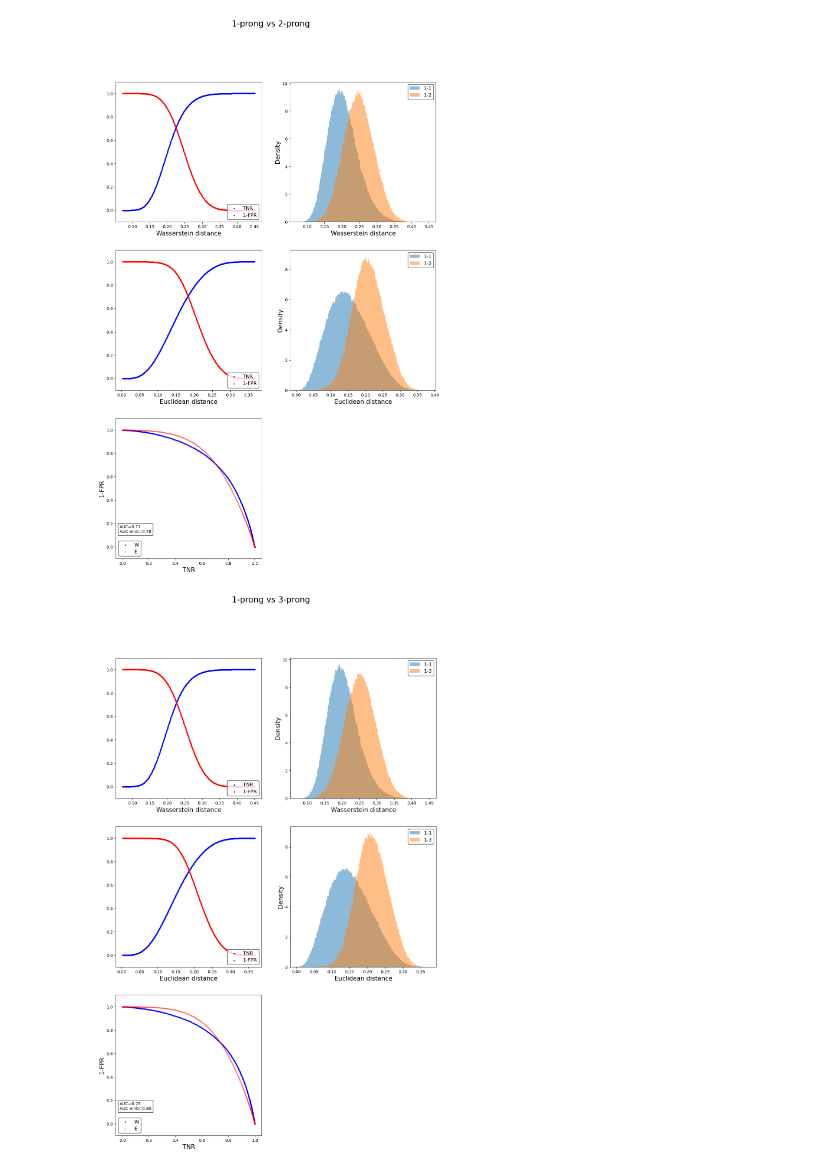
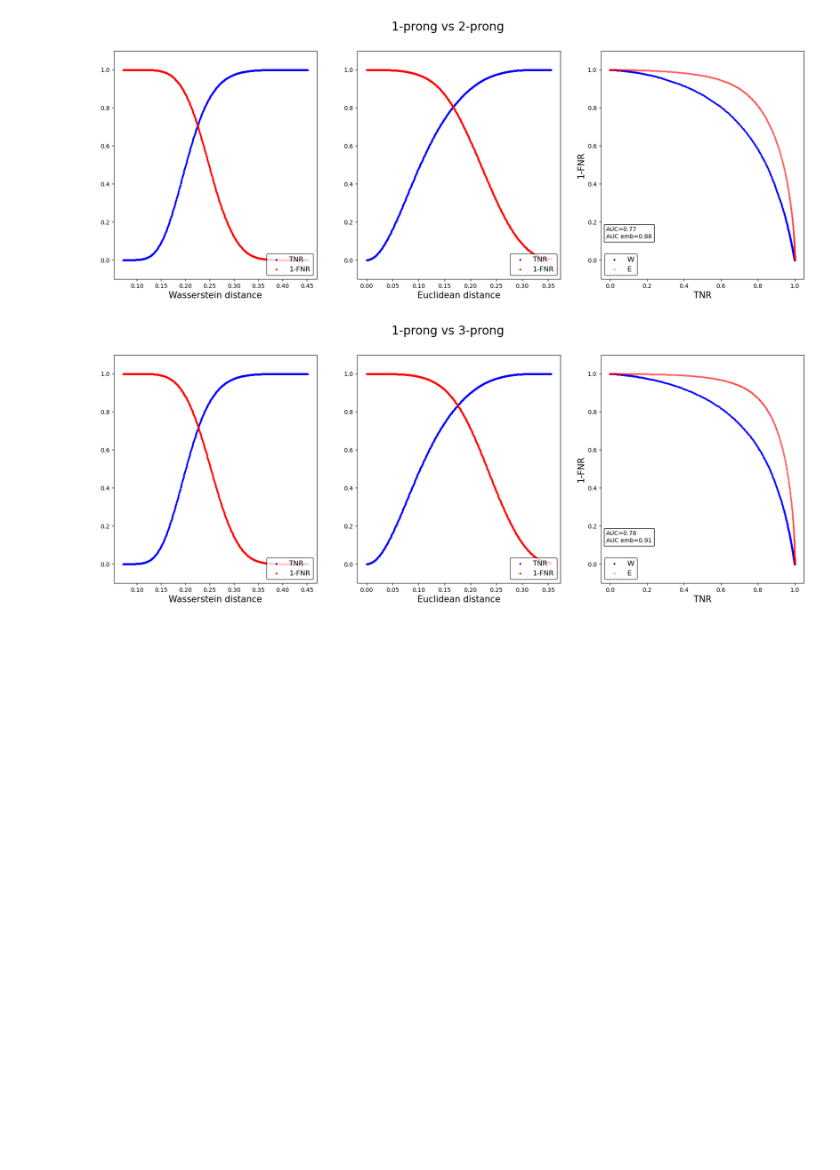
Before and after one commit to GabrieleBortolai/gabrieleb, a Jupyter notebook: Anomaly_detection.ipynb, the cells around one changed output. Cells and saved outputs as stored; diff of their text form; code cells hidden in the pictures; blank space fills up the shorter version.

```diff
--- a/Anomaly_detection.ipynb
+++ b/Anomaly_detection.ipynb
@@ -12,11 +12,11 @@ def TNR(H0, t1):
 
     return tnr
 
-def FPR(H1, t1):
+def FNR(H1, t1):
 
-    fpr = torch.count_nonzero(H1 < t1)/torch.tensor(H1.size())
+    fnr = torch.count_nonzero(H1 < t1)/torch.tensor(H1.size())
 
-    return fpr
+    return fnr
 # %%
 def escavator(dist, targets, source, target):
 
@@ -36,14 +36,14 @@ def Calcolator(dist, targets, source, target):
     t1 = torch.linspace(torch.min(H0), torch.max(H0), 500)
 
     tnr = torch.zeros(t1.size(0))
-    fpr = torch.zeros(t1.size(0))
+    fnr = torch.zeros(t1.size(0))
 
     for i in range(t1.size(0)):
 
         tnr[i] = TNR(H0, t1[i])
-        fpr[i] = FPR(H1, t1[i])
+        fnr[i] = FNR(H1, t1[i])
 
-    return [tnr, fpr, t1]
+    return [tnr, fnr, t1]
 # %%
 def AUC(a,b):
     return metrics.auc(a, b)
@@ -140,12 +140,12 @@ def data_loader(sim, type):
 
         elif type == 'realistic':
             dist, _ = torch.load('/data/gabrieleb/data/Jets/Wasserstein_dist_test_real_s=4000', map_location = 'cpu')
-            dist_emb, targets = torch.load('/data/gabrieleb/data/Jets/E_dist_real_emb_transformer_sim_4D_s=4000', map_location = 'cpu')
+            dist_emb, targets = torch.load('/data/gabrieleb/data/Jets/E_dist_real_emb_transformer_sim_0.2_s=4000', map_location = 'cpu')
 
     return [dist, dist_emb, targets]
 # %%
-def appendix_plotter(tnr, fpr, t1, tnr_emb, fpr_emb, t1_emb, source, target, save, sim, type):
-    label = ['TNR', '1-FPR']
+def appendix_plotter(tnr, fnr, t1, tnr_emb, fnr_emb, t1_emb, source, target, save, sim, type):
+    label = ['TNR', '1-FNR']
     hist_label = [f'{source}-{source}', f'{source}-{target}']
 
     fig = plt.figure(figsize = (21, 7), constrained_layout=False)
@@ -163,25 +163,25 @@ def appendix_plotter(tnr, fpr, t1, tnr_emb, fpr_emb, t1_emb, source, target, sav
 
     ax5 = fig.add_subplot(gs[0, 2])
     ax5.set_xlabel('TNR', fontsize = 15)
-    ax5.set_ylabel('1-FPR', fontsize = 15)
+    ax5.set_ylabel('1-FNR', fontsize = 15)
     ax5.set_ylim([-0.1,1.1])
 
     ax1.scatter(t1, tnr, s = 5, color = 'b',)
-    ax1.scatter(t1, 1-fpr, s = 5, color = 'r')
+    ax1.scatter(t1, 1-fnr, s = 5, color = 'r')
     ax1.legend(label, loc = 'lower right', fontsize = 12, edgecolor = 'black')
 
-    ax5.scatter(tnr, 1-fpr, s = 5, color = 'b')
+    ax5.scatter(tnr, 1-fnr, s = 5, color = 'b')
 
     ax3.scatter(t1_emb, tnr_emb, s = 5, color = 'b')
-    ax3.scatter(t1_emb, 1-fpr_emb, s = 5, color = 'r')
+    ax3.scatter(t1_emb, 1-fnr_emb, s = 5, color = 'r')
     ax3.legend(label, loc = 'lower right', fontsize = 12, edgecolor = 'black')
 
-    ax5.scatter(tnr_emb, 1-fpr_emb, s = 5, color = 'r', alpha = 0.3)
+    ax5.scatter(tnr_emb, 1-fnr_emb, s = 5, color = 'r', alpha = 0.3)
     ax5.legend(['W', 'E'], loc = 'lower left', fontsize = 12, edgecolor = 'black')
 
 
-    auc = AUC(tnr, 1-fpr)
-    auc_emb = AUC(tnr_emb, 1-fpr_emb)
+    auc = AUC(tnr, 1-fnr)
+    auc_emb = AUC(tnr_emb, 1-fnr_emb)
 
     anchored_text_test = AnchoredText('AUC='+str('%.2f' % auc.item())+'\nAUC emb='+str('%.2f' % auc_emb.item()), loc = 'lower left', bbox_to_anchor = (0,0.15), bbox_transform = ax5.transAxes)
     ax5.add_artist(anchored_text_test)
@@ -202,24 +202,24 @@ def appendix_plotter(tnr, fpr, t1, tnr_emb, fpr_emb, t1_emb, source, target, sav
 # %%
 # Console
 # - if save == True save the plots,
 # - if sim == True the data loss is simetrized,
 # - type 'simple' for simple jets, 'realistic' for relistic jets.
 
 save = True
-sim = True
+sim = False
 type = 'realistic'
 
 dist, dist_emb, targets = data_loader(sim, type)
 
 prongs = [1, 2, 3, 4]
 for source in prongs:
     for target in filter(lambda h: h != source, prongs):
 
-        tnr, fpr, t1 = Calcolator(dist, targets, source, target)
-        tnr_emb, fpr_emb, t1_emb = Calcolator(dist_emb, targets, source, target)
+        tnr, fnr, t1 = Calcolator(dist, targets, source, target)
+        tnr_emb, fnr_emb, t1_emb = Calcolator(dist_emb, targets, source, target)
 
-        Plotter(tnr, fpr, t1, tnr_emb, fpr_emb, t1_emb, source, target, dist, dist_emb, targets, save = save, sim = sim, type = type)
-        # appendix_plotter(tnr, fpr, t1, tnr_emb, fpr_emb, t1_emb, source, target, save = save, sim = sim, type = type)
+        # Plotter(tnr, fnr, t1, tnr_emb, fnr_emb, t1_emb, source, target, dist, dist_emb, targets, save = save, sim = sim, type = type)
+        appendix_plotter(tnr, fnr, t1, tnr_emb, fnr_emb, t1_emb, source, target, save = save, sim = sim, type = type)
 # %% [output]
-[figure, old version]
+[figure, new version]
-[figure, old version]
+[figure, new version]
```
Also changed, not shown: parts of 2 cells of this notebook.
